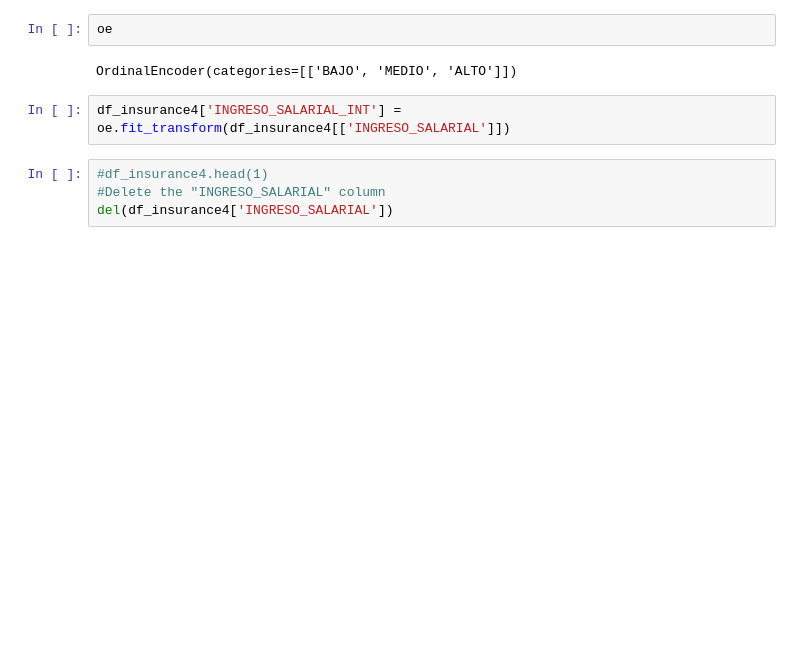
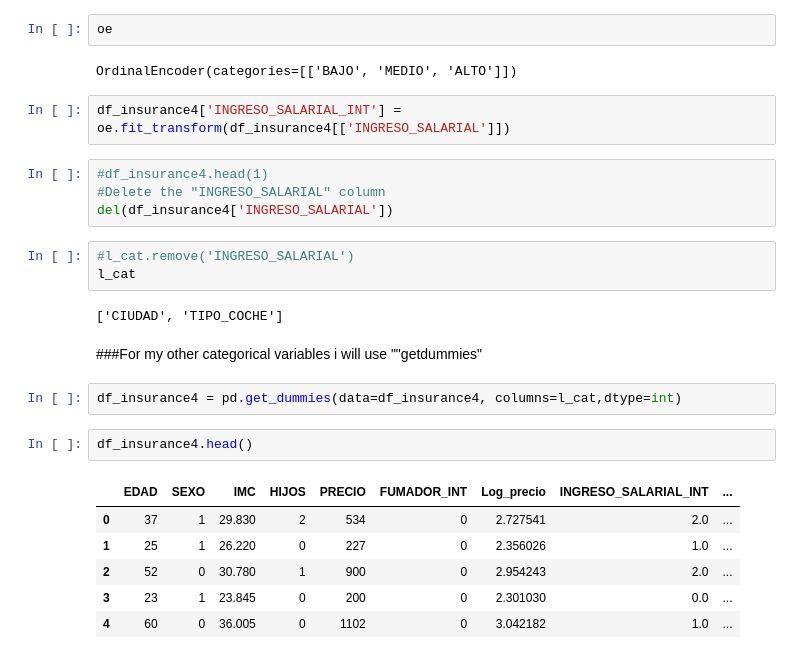
Before and after one commit to haroldavis/DS-2-Clean-Data, a Jupyter notebook: insurance.ipynb, the cells around one changed output. Saved outputs shown, nothing was run; the diff lists cells and outputs as text; blank space fills up the shorter version.

Commit message:
i used get_dummies fo other categorical varibles

```diff
--- a/insurance.ipynb
+++ b/insurance.ipynb
@@ -203,3 +203,21 @@ df_insurance4['INGRESO_SALARIAL_INT'] = oe.fit_transform(df_insurance4[['INGRESO
 #df_insurance4.head(1)
 #Delete the "INGRESO_SALARIAL" column
 del(df_insurance4['INGRESO_SALARIAL'])
+# %%
+#l_cat.remove('INGRESO_SALARIAL')
+l_cat
+# %% [output]
+['CIUDAD', 'TIPO_COCHE']
+# %% [markdown]
+###For my other categorical variables i will use ""getdummies"
+# %%
+df_insurance4 = pd.get_dummies(data=df_insurance4, columns=l_cat,dtype=int)
+# %%
+df_insurance4.head()
+# %% [output]
+|  | EDAD | SEXO | IMC | HIJOS | PRECIO | FUMADOR_INT | Log_precio | INGRESO_SALARIAL_INT | ... |
+| 0 | 37 | 1 | 29.830 | 2 | 534 | 0 | 2.727541 | 2.0 | ... |
+| 1 | 25 | 1 | 26.220 | 0 | 227 | 0 | 2.356026 | 1.0 | ... |
+| 2 | 52 | 0 | 30.780 | 1 | 900 | 0 | 2.954243 | 2.0 | ... |
+| 3 | 23 | 1 | 23.845 | 0 | 200 | 0 | 2.301030 | 0.0 | ... |
+| 4 | 60 | 0 | 36.005 | 0 | 1102 | 0 | 3.042182 | 1.0 | ... |
```
